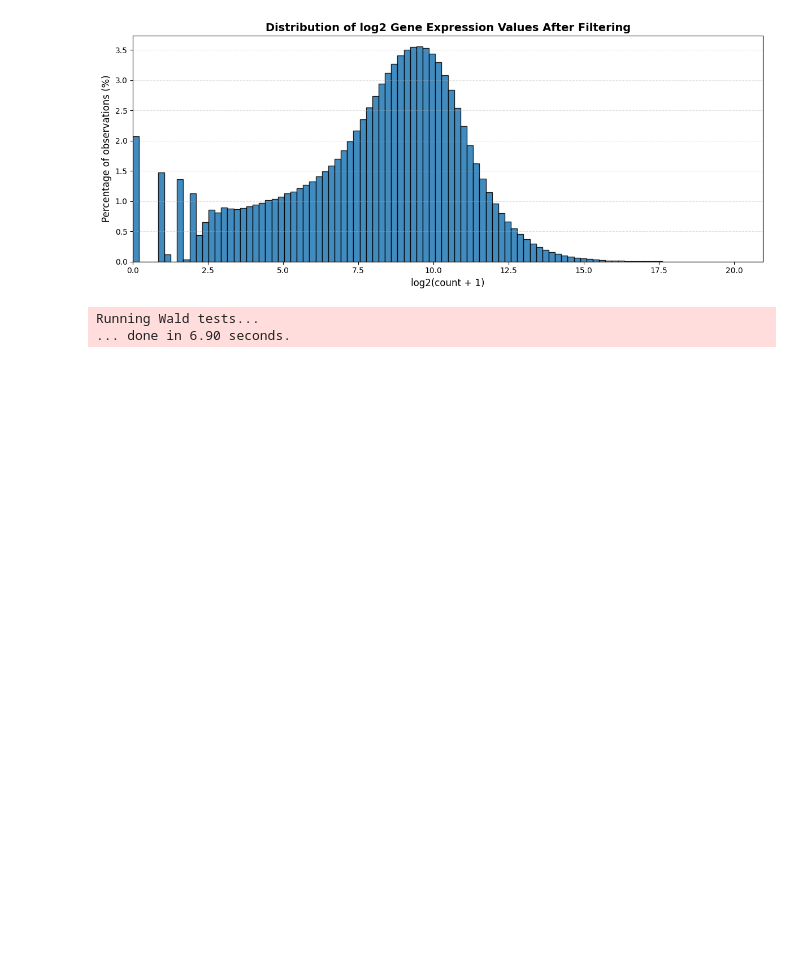
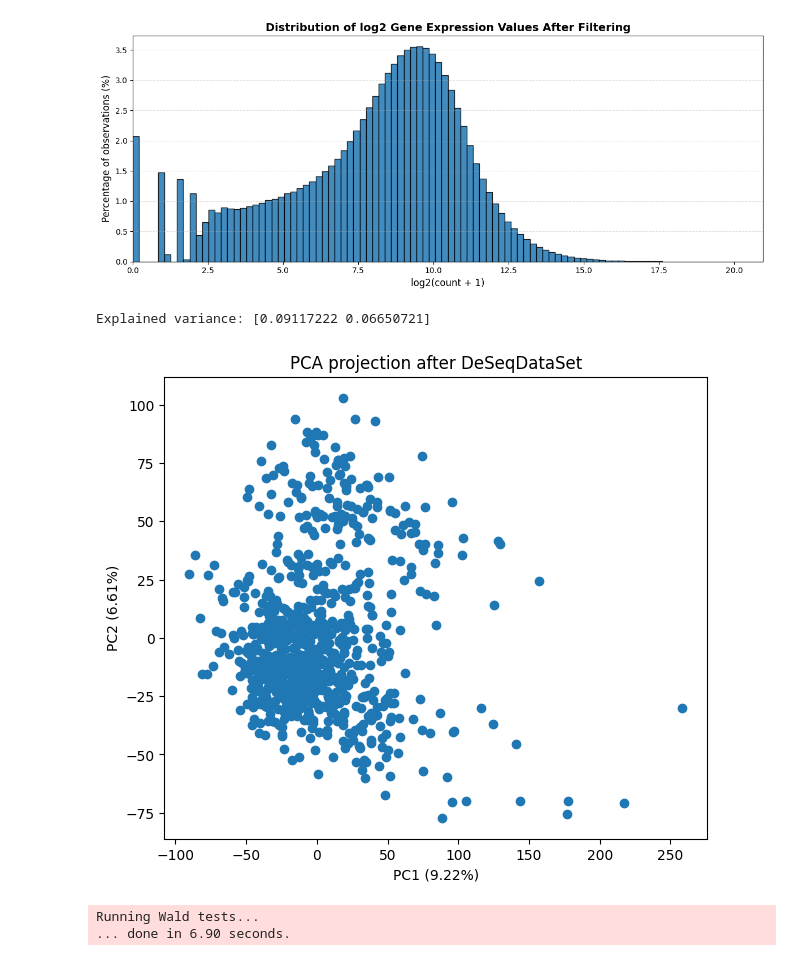
Before and after one commit to Fasmanuel2002/UPSA_Thesis_Research, a Jupyter notebook: research/notebooks/RenSeq.ipynb, the cells around one changed output. Saved outputs shown, nothing was run; the diff lists cells and outputs as text; code cells hidden in the pictures; blank space fills up the shorter version.

```diff
--- a/research/notebooks/RenSeq.ipynb
+++ b/research/notebooks/RenSeq.ipynb
@@ -251,6 +267,20 @@ plt.tight_layout()
 plt.show()
 # %% [output]
 [figure]
+# %%
+scaled_data_normalized = scaler.fit_transform(norm_counts)
+pca_normalized = PCA(n_components=2)
+X_pca_normalized = pca_normalized.fit_transform(scaled_data_normalized)
+print(f"Explained variance: {pca.explained_variance_ratio_}")
+plt.figure(figsize=(7,6))
+plt.scatter(X_pca_normalized[:, 0], X_pca_normalized[:, 1])
+plt.xlabel(f"PC1 ({pca_normalized.explained_variance_ratio_[0]*100:.2f}%)")
+plt.ylabel(f"PC2 ({pca_normalized.explained_variance_ratio_[1]*100:.2f}%)")
+plt.title("PCA projection after DeSeqDataSet")
+plt.show()
+# %% [output]
+Explained variance: [0.09117222 0.06650721]
+[figure, added]
 # %%
 ds = DeseqStats(deseqDataset, contrast=["condition", "control", "treatment"], inference=inference)
 # %%
```
Also changed, not shown: parts of 5 cells of this notebook.
